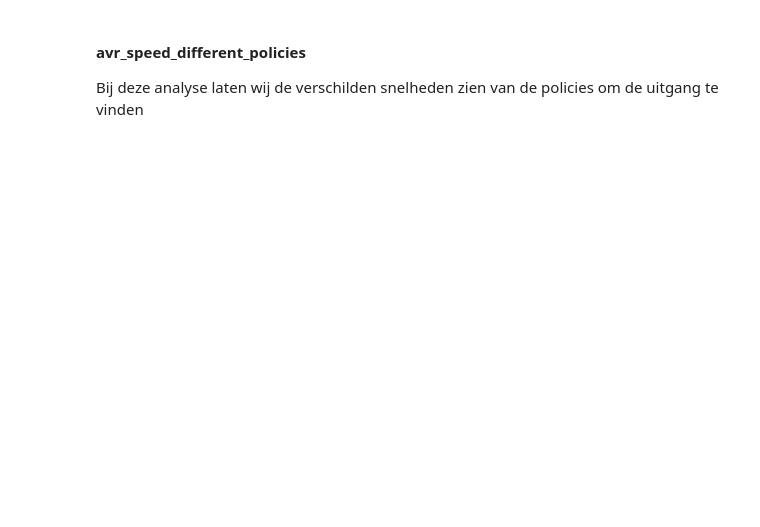
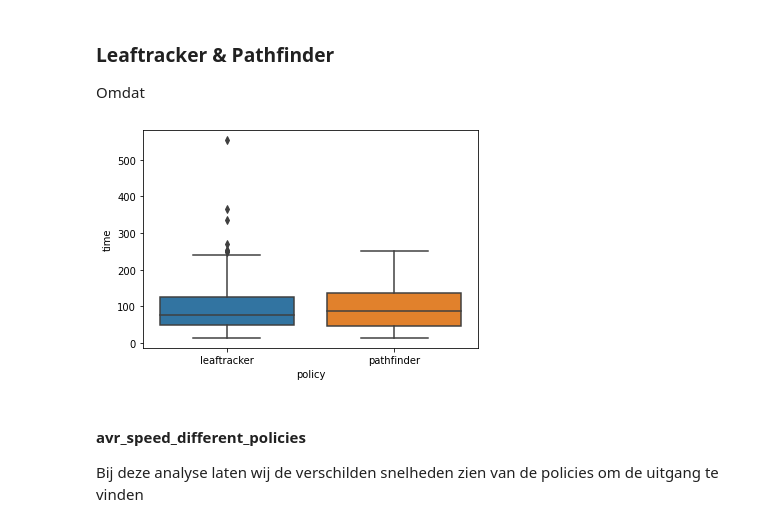
Before and after one commit to MariaDukmak/MazeRunner, a Jupyter notebook: analysis/Data analyse.ipynb, the cells around one changed output. Saved outputs shown, nothing was run; the diff lists cells and outputs as text; code cells hidden in the pictures; blank space fills up the shorter version.

```diff
--- a/analysis/Data analyse.ipynb
+++ b/analysis/Data analyse.ipynb
@@ -17,3 +67,11 @@ os.getcwd()
+# %% [markdown]
+### Leaftracker & Pathfinder
+
+Omdat
+# %%
+ax = sns.boxplot(x="policy", y="time", data=baseline_lt_pf)
+# %% [output]
+[figure, added]
 # %% [markdown]
 #### avr_speed_different_policies
 
```
Also changed, not shown: parts of 13 cells of this notebook, 11 other files.
